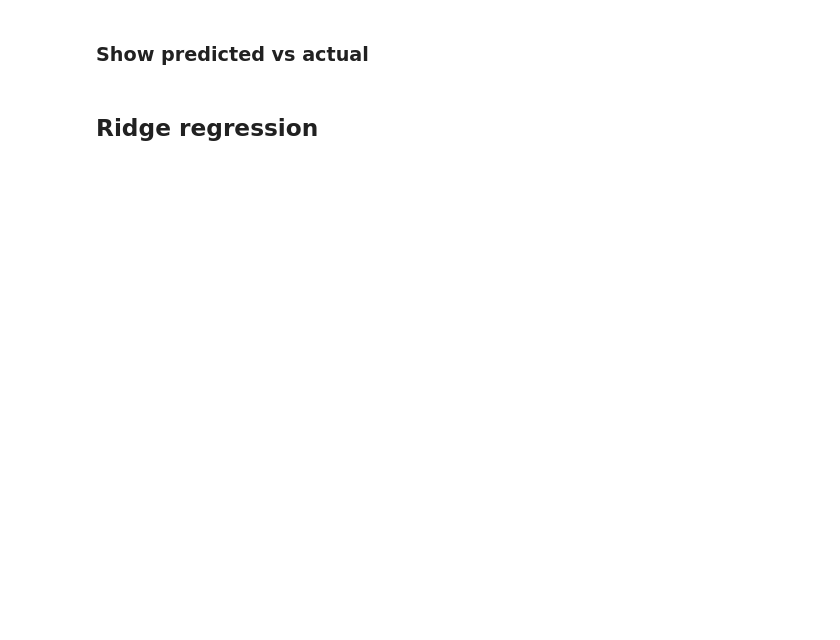
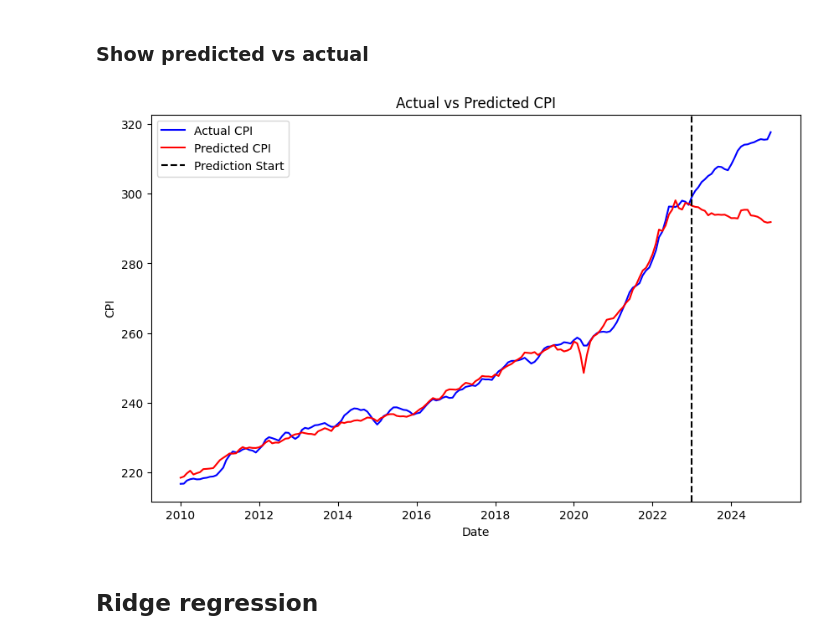
Before and after one commit to danieltuzes/Baruch_preMFE, a Jupyter notebook: ML homework/5/fitting.ipynb, the cells around one changed output. Cells and saved outputs as stored; diff of their text form; code cells hidden in the pictures; blank space fills up the shorter version.

```diff
--- a/ML homework/5/fitting.ipynb
+++ b/ML homework/5/fitting.ipynb
@@ -155,13 +154,17 @@ result = pd.DataFrame(linmodel.coef_.flatten(), index=X_fit.columns, columns=["L
 intercept_value = linmodel.intercept_
 r_squared_value = linmodel.score(X_fit, y_fit)
 
-pred = linmodel.predict(X)
-pred_mse = linmodel.predict(X_fit)
-mse = mean_squared_error(y_fit, pred_mse)
+full_pred = linmodel.predict(X)
+mse_train = mean_squared_error(y_fit, linmodel.predict(X_fit))
+mse_predicted = mean_squared_error(y_valid, linmodel.predict(x_valid))
+r_squared_train = linmodel.score(X_fit, y_fit)
+r_squared_predicted = linmodel.score(x_valid, y_valid)
 
 result.loc["in.cpt"] = [intercept_value]
-result.loc["$R^2$"] = [r_squared_value]
-result.loc["MSE"] = [mse]
+result.loc["$R^2_t$"] = [r_squared_train]
+result.loc["$R^2_p$"] = [r_squared_predicted]
+result.loc["$MSE_t$"] = [mse_train]
+result.loc["$MSE_p$"] = [mse_predicted]
 
 # Print LaTeX output
 latex_output = result.to_latex(caption="Coefficient values and their names")
@@ -171,13 +192,15 @@ print(latex_output)
 # %%
 plt.figure(figsize=(10, 6))
 plt.plot(y, label='Actual CPI', color='blue')
-plt.plot(pd.Series(pred, index=y.index), label='Predicted CPI', color='red')
+plt.plot(pd.Series(full_pred, index=y.index), label='Predicted CPI', color='red')
 plt.axvline(pd.to_datetime("2023-01-01"), color='black', linestyle='--', label='Prediction Start')
 plt.xlabel('Date')
 plt.ylabel('CPI')
 plt.title('Actual vs Predicted CPI')
 plt.legend()
 plt.show()
+# %% [output]
+[figure, added]
 # %% [markdown]
 ## Ridge regression
 # %%
```
Also changed, not shown: parts of 5 cells of this notebook, 4 other files.
